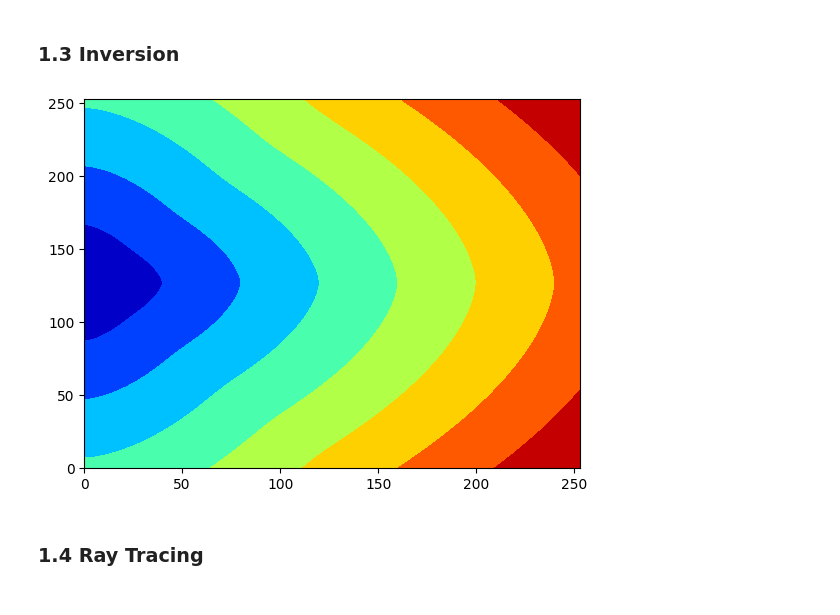
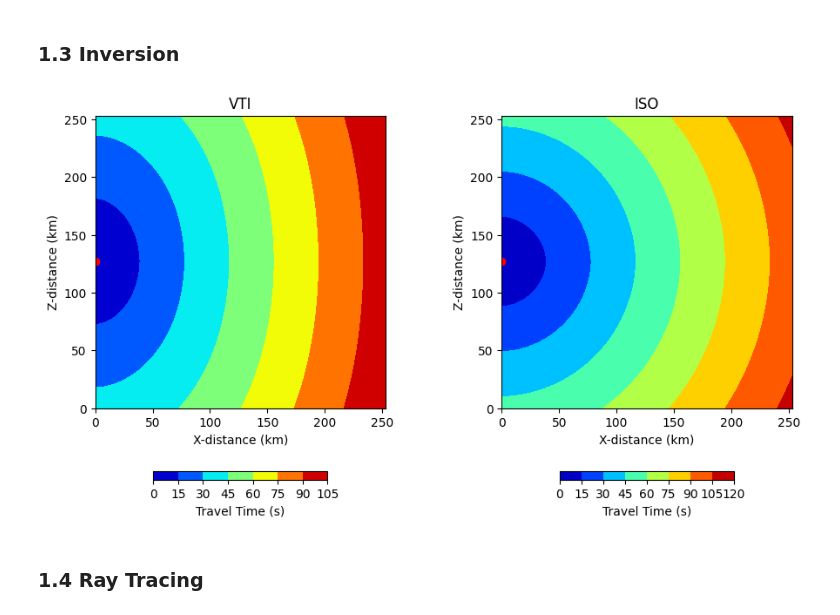
Before and after one commit to GGGiozzaG/Acoustic-Geomechanics, a Jupyter notebook: TestFastMarchingv1.ipynb, the cells around one changed output. Cells and saved outputs as stored; diff of their text form; code cells hidden in the pictures.

```diff
--- a/TestFastMarchingv1.ipynb
+++ b/TestFastMarchingv1.ipynb
@@ -111,12 +131,27 @@ plt.subplots_adjust(left=0.0, bottom=0.0, right=1.5, top=1, wspace=0.4, hspace=0
 # %% [markdown]
 ### 1.3 Inversion
-# %%
-t=fmm.eikonalvti(vz_2d.flatten(order='F'),vx_2d.flatten(order='F'),eta_2d.flatten(order='F'),xyz=np.array([sx,sy,sz]),ax=[0,d_size,nx],ay=[0,d_size,1],az=[0,d_size,nz],order=1);
-time_2d=np.transpose(t.reshape(int(nx),int(nz),order='F'));#first axis (vertical) is x, second is z
-
-plot0 = plt.contourf(x_2d, z_2d, time_2d)
-# %% [output]
-[figure, removed]
+# %%
+# VTI Model
+t=fmm.eikonalvti(vz_2d.flatten(order='F'),vx_2d.flatten(order='F'),eta_2d.flatten(order='F'),xyz=np.array([sx,sy,sz]),ax=[0,d_size,nx],ay=[0,d_size,1],az=[0,d_size,nz],order=1);
+time_2d=np.transpose(t.reshape(int(nx),int(nz),order='F'));#first axis (vertical) is x, second is z
+# ISO Model
+t_iso=fmm.eikonal(vz_2d.flatten(order='F'),xyz=np.array([sx,sy,sz]),ax=[0,d_size,nx],ay=[0,d_size,1],az=[0,d_size,nz],order=1);
+timeiso_2d=np.transpose(t_iso.reshape(int(nx),int(nz),order='F'));#first axis (vertical) is x, second is z
+
+fig, axs = plt.subplots(1,2)
+plot0 = axs[0].contourf(x_2d, z_2d, time_2d)
+axs[0].set_xlabel('X-distance (km)'); axs[0].set_ylabel('Z-distance (km)'); axs[0].set_title('VTI')
+cbar1 = plt.colorbar(plot0, ax=axs[0], orientation='horizontal',shrink=0.6,label='Travel Time (s)');
+axs[0].scatter(sx,sz, c='red')
+
+plot1 = axs[1].contourf(x_2d, z_2d, timeiso_2d)
+axs[1].set_xlabel('X-distance (km)'); axs[1].set_ylabel('Z-distance (km)'); axs[1].set_title('ISO')
+cbar1 = plt.colorbar(plot1, ax=axs[1], orientation='horizontal',shrink=0.6,label='Travel Time (s)');
+axs[1].scatter(sx,sz, c='red')
+
+plt.subplots_adjust(left=0.0, bottom=0.0, right=1.25, top=1, wspace=0.4, hspace=0.1)
+# %% [output]
+[figure, added]
 # %% [markdown]
 ### 1.4 Ray Tracing
 # %%
```
Also changed, not shown: parts of 4 cells of this notebook.
